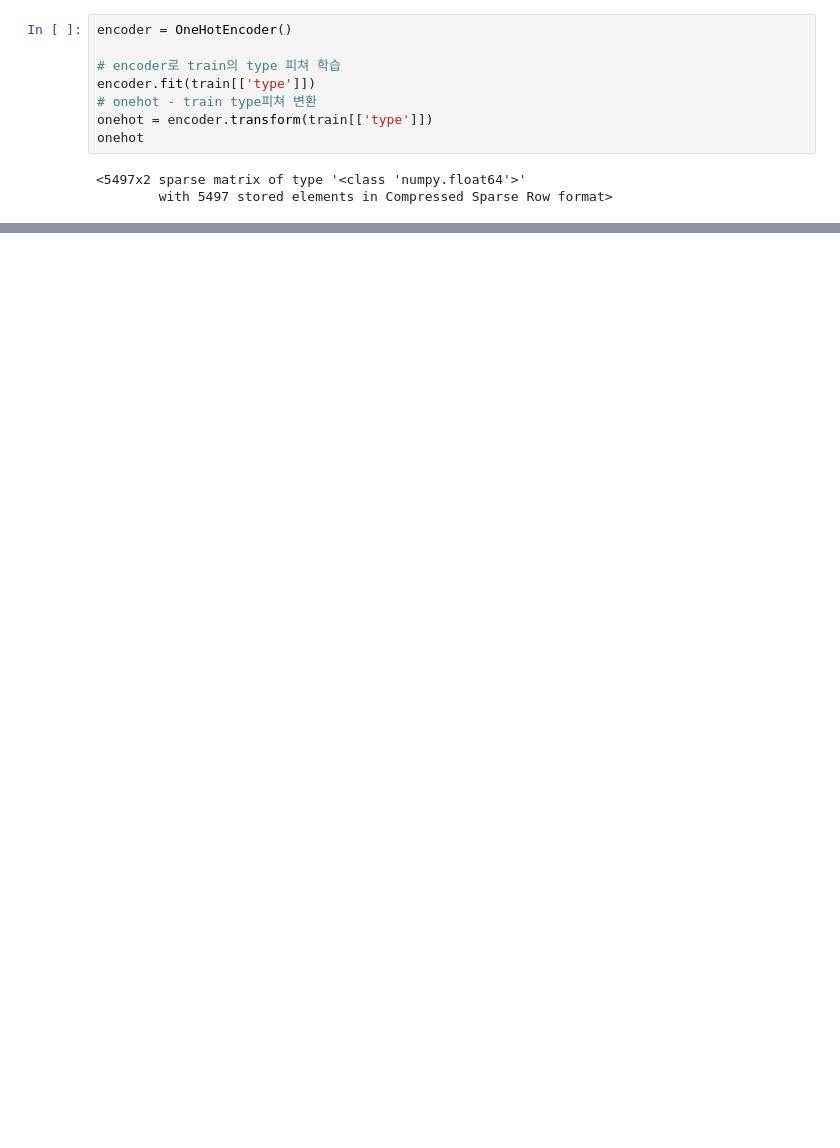
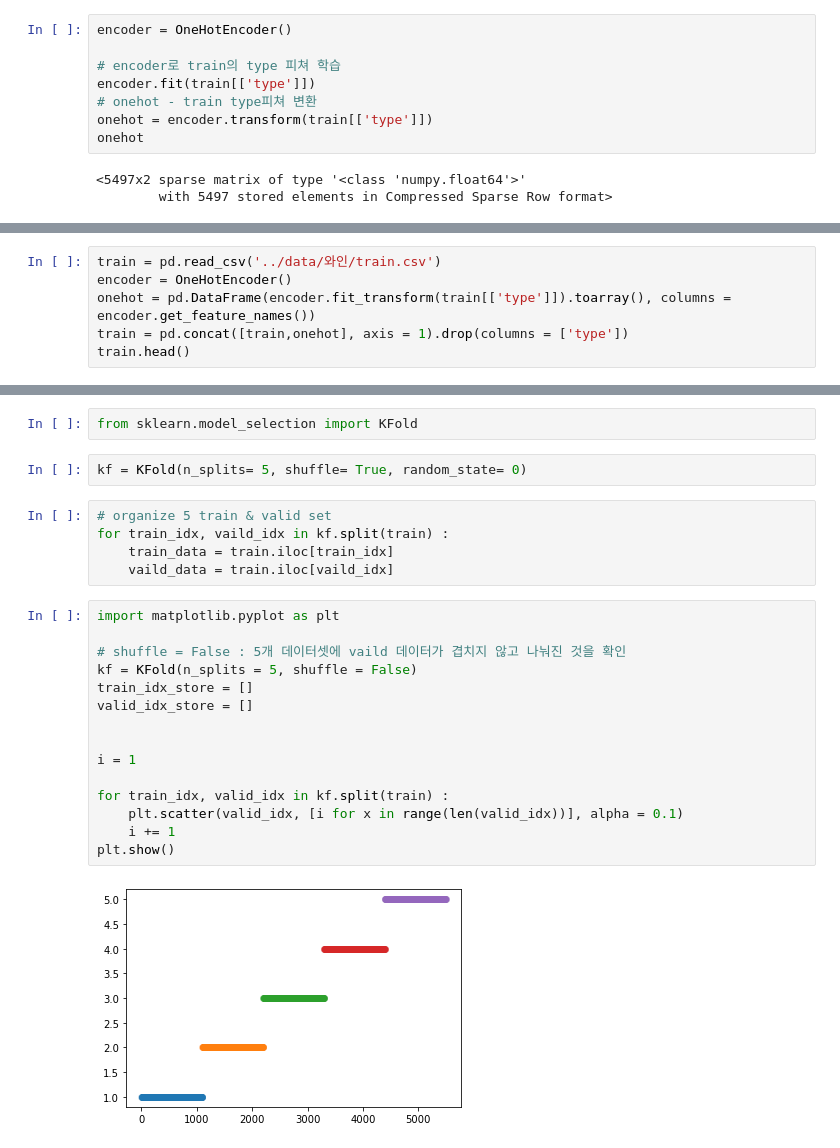
Before and after one commit to seoyeon1/DailyPY, a Jupyter notebook: level 3/EDA-to-Tuning.ipynb, the cells around one changed output, grey strips where cells are left out. Saved outputs shown, nothing was run; the diff lists cells and outputs as text; blank space fills up the shorter version.

```diff
--- a/level 3/EDA-to-Tuning.ipynb
+++ b/level 3/EDA-to-Tuning.ipynb
@@ -290,0 +355,6 @@ AttributeError: 'list' object has no attribute 'tolist'
+# %%
+train = pd.read_csv('../data/와인/train.csv')
+encoder = OneHotEncoder()
+onehot = pd.DataFrame(encoder.fit_transform(train[['type']]).toarray(), columns = encoder.get_feature_names())
+train = pd.concat([train,onehot], axis = 1).drop(columns = ['type'])
+train.head()
@@ -290,0 +407,26 @@ AttributeError: 'list' object has no attribute 'tolist'
+# %%
+from sklearn.model_selection import KFold
+# %%
+kf = KFold(n_splits= 5, shuffle= True, random_state= 0)
+# %%
+# organize 5 train & valid set
+for train_idx, vaild_idx in kf.split(train) :
+    train_data = train.iloc[train_idx]
+    vaild_data = train.iloc[vaild_idx]
+# %%
+import matplotlib.pyplot as plt
+
+# shuffle = False : 5개 데이터셋에 vaild 데이터가 겹치지 않고 나눠진 것을 확인
+kf = KFold(n_splits = 5, shuffle = False)
+train_idx_store = []
+valid_idx_store = []
+
+
+i = 1
+
+for train_idx, valid_idx in kf.split(train) :
+    plt.scatter(valid_idx, [i for x in range(len(valid_idx))], alpha = 0.1)
+    i += 1
+plt.show()
+# %% [output]
+[figure, added]
```
Also changed, not shown: parts of 23 cells of this notebook.
